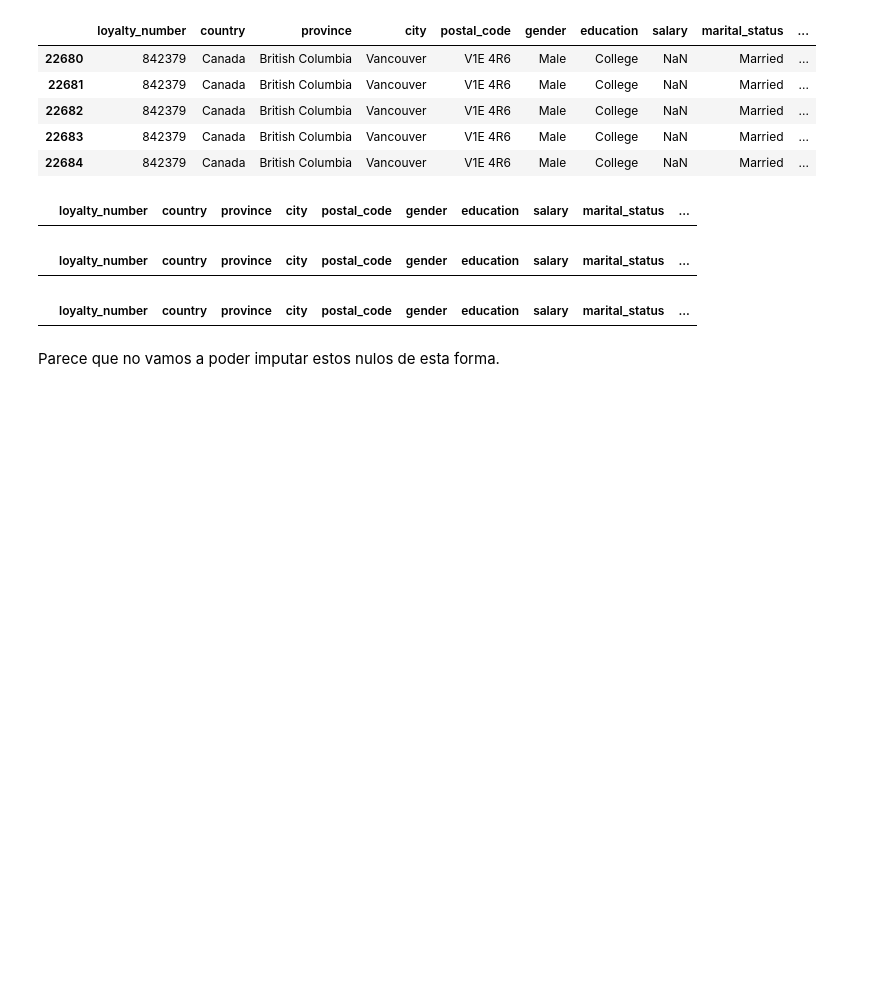
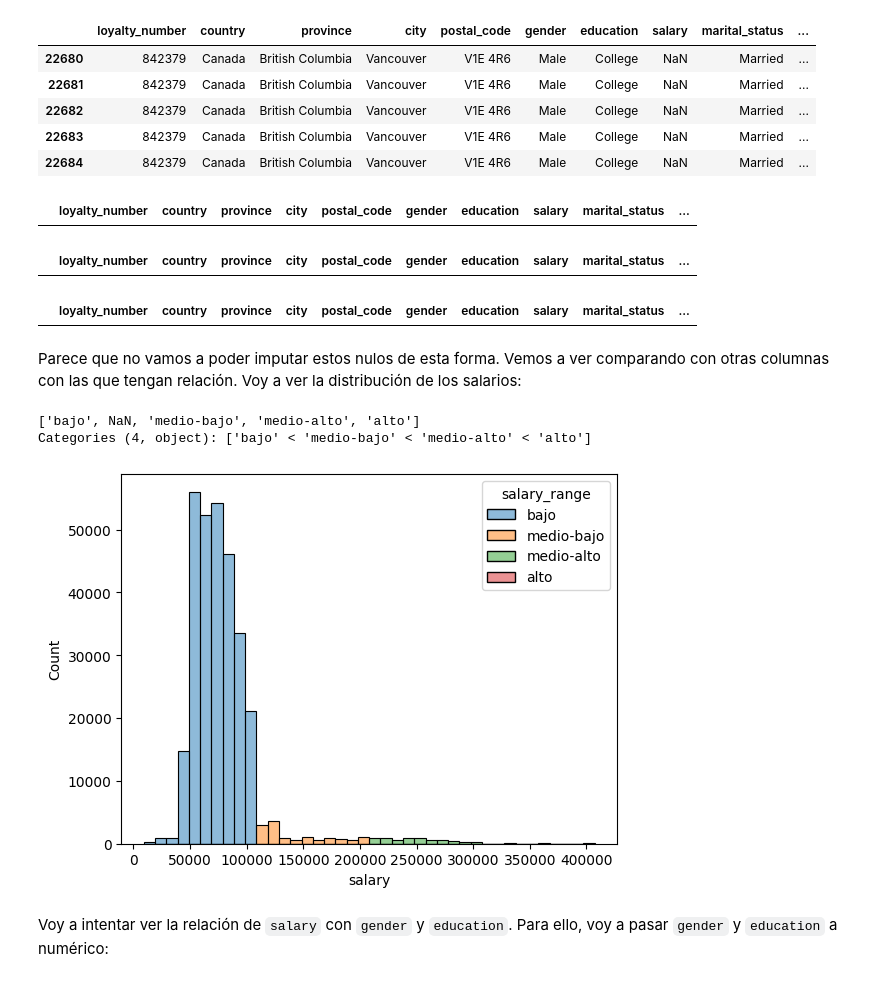
Before and after one commit to Adalab/bda-modulo-3-evaluacion-final-sansisimon, a Jupyter notebook: fase-1.ipynb, the cells around one changed output. Cells and saved outputs as stored; diff of their text form; code cells hidden in the pictures; blank space fills up the shorter version.

```diff
--- a/fase-1.ipynb
+++ b/fase-1.ipynb
@@ -573,4 +579,22 @@ df[(df['salary'].notnull()) & (df['loyalty_number'] == 266561)][:5]
 # %% [output]
 |  | loyalty_number | country | province | city | postal_code | gender | education | salary | marital_status | ... |
 # %% [markdown]
-Parece que no vamos a poder imputar estos nulos de esta forma.
+Parece que no vamos a poder imputar estos nulos de esta forma. Vemos a ver comparando con otras columnas con las que tengan relación. Voy a ver la distribución de los salarios:
+# %%
+#creo nuestra nueva columna:
+df['salary_range'] = pd.cut(x = df['salary'], bins = 4, labels = ['bajo', 'medio-bajo', 'medio-alto', 'alto'])
+# %%
+df['salary_range'].unique()
+# %% [output]
+['bajo', NaN, 'medio-bajo', 'medio-alto', 'alto']
+Categories (4, object): ['bajo' < 'medio-bajo' < 'medio-alto' < 'alto']
+# %%
+#Casi todos nuestros datos están en la parte de salario bajo:
+sns.histplot(x = "salary",
+             data = df,
+             hue = 'salary_range',
+             bins = 40);
+# %% [output]
+[figure, added]
+# %% [markdown]
+Voy a intentar ver la relación de `salary` con `gender` y `education`. Para ello, voy a pasar `gender` y `education` a numérico:
```
Also changed, not shown: parts of 17 cells of this notebook, 4 other files.
